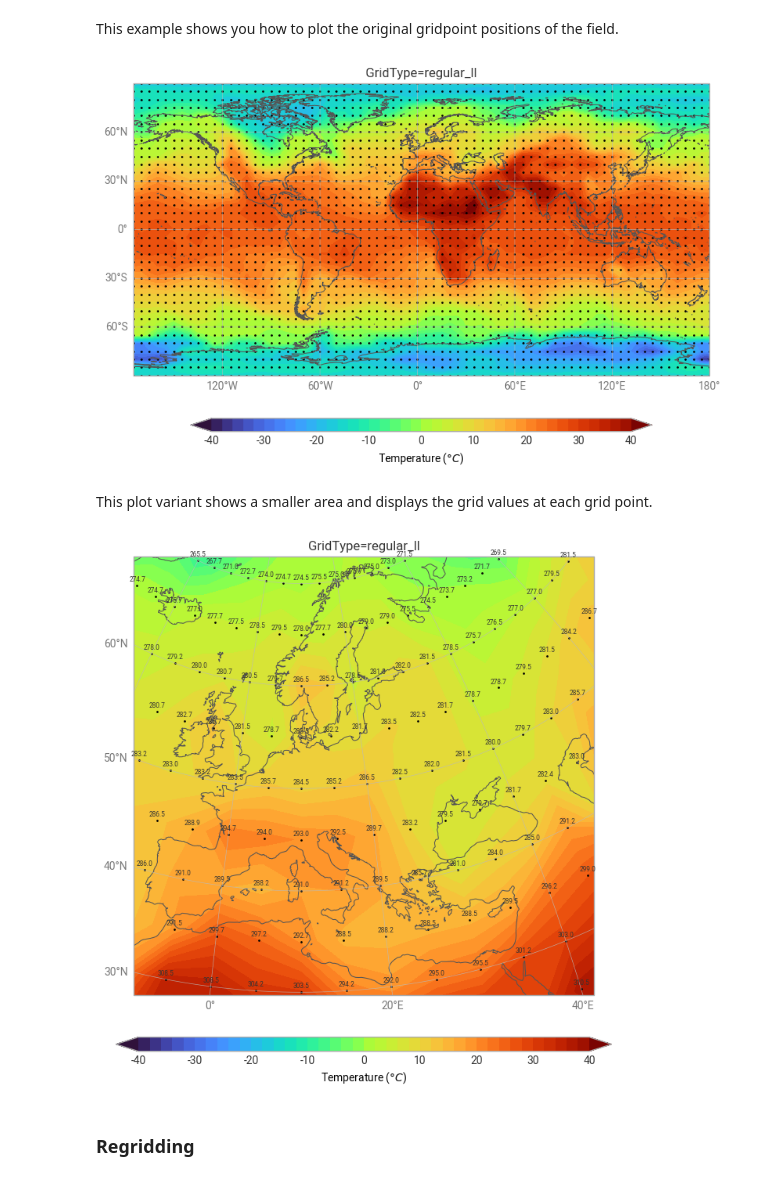
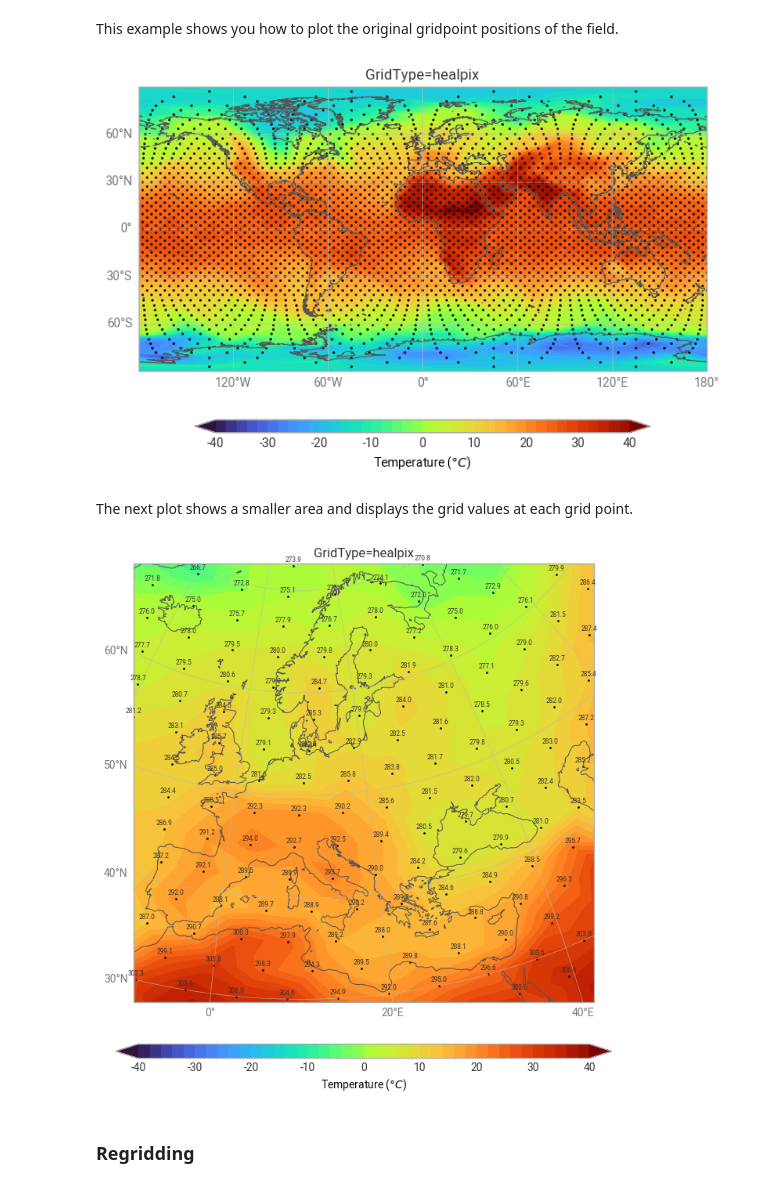
Before and after one commit to ecmwf-training/2025-computing-training-week, a Jupyter notebook: earthkit/grid.ipynb, the cells around one changed output. Drawn from its saved outputs; the diff is of its cells as text; code cells hidden in the pictures.

```diff
--- a/earthkit/grid.ipynb
+++ b/earthkit/grid.ipynb
@@ -36,6 +36,6 @@ Next, select the field you will inspect in the rest of the notebook.
 To try another grid type change the `gridType` in the `sel()` call below and rerun the notebook.
 # %%
 # choose one from: regular_ll, reduced_gg, healpix
-f = ds.sel(gridType="regular_ll")[0]
+f = ds.sel(gridType="healpix")[0]
 f.metadata("gridType")
 # %% [output]
@@ -109,20 +91,20 @@ f.values.shape
 # %% [markdown]
 This example shows you how to plot the original gridpoint positions of the field.
 # %%
-chart = ek.plots.Map()
+chart = ek.plots.Map(size=(7,7))
 chart.contourf(f, units="celsius", auto_style=True)
 # plot the original grid points
 chart.grid_points(f, c="black") #marker="+"
 chart.title(f"gridType={f.metadata('gridType')}")
 chart.coastlines()
 chart.gridlines()
 chart.legend()
 
 chart.show()
 # %% [output]
-[figure, old version]
+[figure, new version]
 # %% [markdown]
-This plot variant shows a smaller area and displays the grid values at each grid point.
+The next plot shows a smaller area and displays the grid values at each grid point.
 # %%
 import cartopy.crs as ccrs
 
@@ -148,7 +130,7 @@ chart.legend()
 
 chart.show()
 # %% [output]
-[figure, old version]
+[figure, new version]
 # %% [markdown]
 ### Regridding
 # %% [markdown]
```
Also changed, not shown: parts of 11 cells of this notebook, 2 other files.
